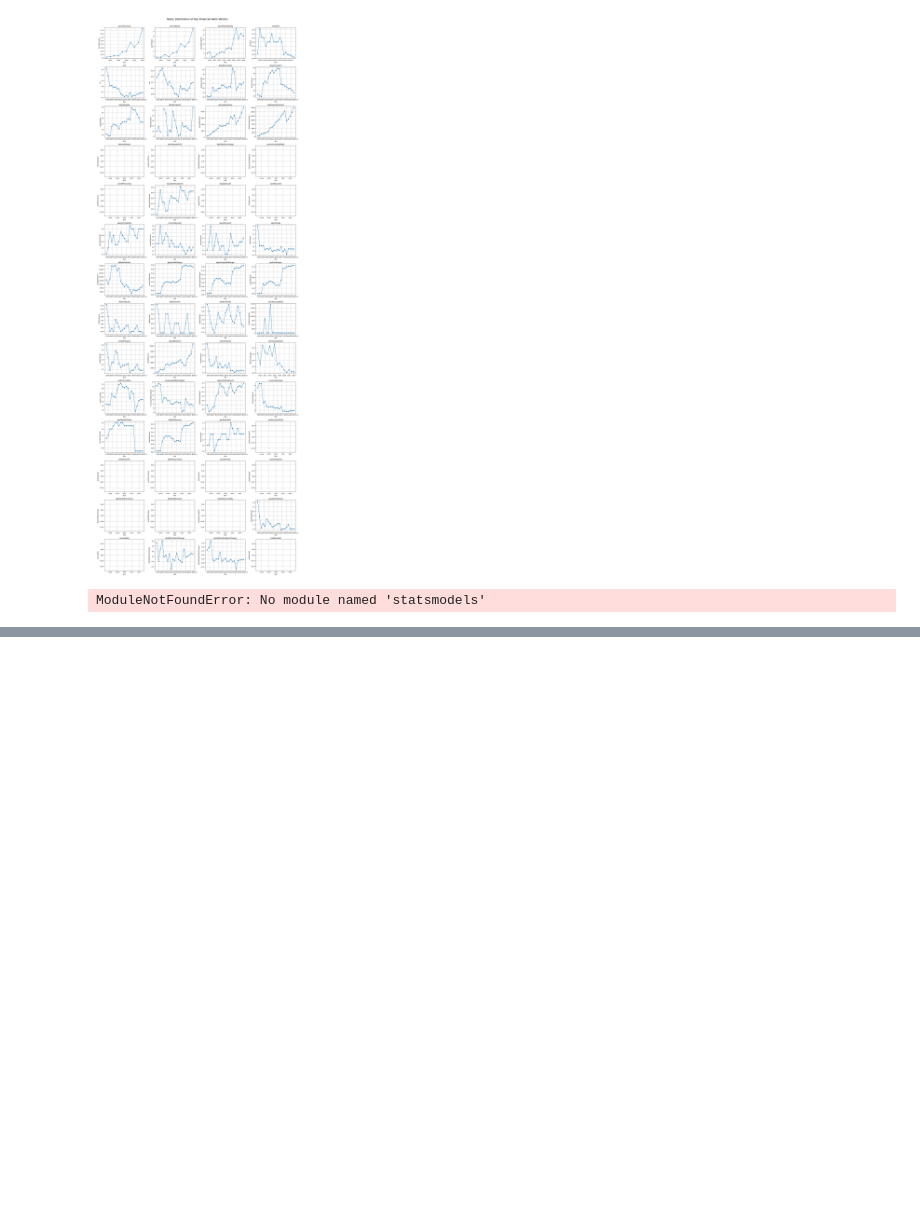
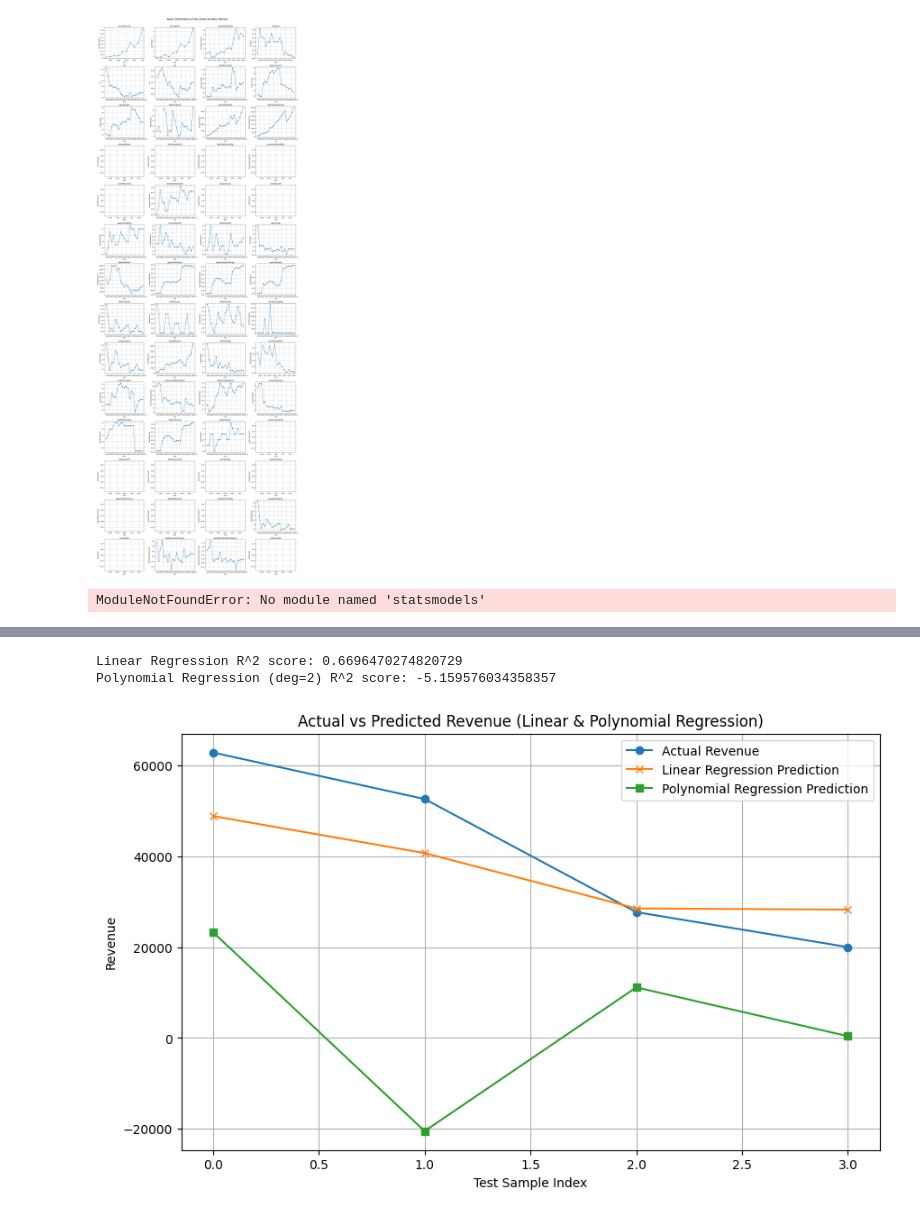
Before and after one commit to huynhthanhtuyen456/financial-assistant, a Jupyter notebook: notebook/financial_statement_analytics.ipynb, the cells around one changed output, grey strips where cells are left out. Saved outputs shown, nothing was run; the diff lists cells and outputs as text; code cells hidden in the pictures; blank space fills up the shorter version.

```diff
--- a/notebook/financial_statement_analytics.ipynb
+++ b/notebook/financial_statement_analytics.ipynb
@@ -444,0 +728,52 @@ Warnings:
+# %%
+from sklearn.linear_model import LinearRegression
+from sklearn.preprocessing import PolynomialFeatures
+from sklearn.model_selection import train_test_split
+
+# Chọn các chỉ số tài chính có thể ảnh hưởng đến doanh thu
+features = ['asset', 'debt', 'equity', 'freeCashFlow', 'postTaxProfit', 'roe', 'roa']
+X = df_merged[features]
+y = df_merged['revenue']
+
+# Loại bỏ các dòng có giá trị NaN ở X hoặc y
+mask = X.notnull().all(axis=1) & y.notnull()
+X = X[mask]
+y = y[mask]
+
+# Chia tập train/test
+X_train, X_test, y_train, y_test = train_test_split(X, y, test_size=0.2, random_state=42)
+
+# Linear Regression
+lr = LinearRegression()
+lr.fit(X_train, y_train)
+y_pred_linear = lr.predict(X_test)
+print("Linear Regression R^2 score:", lr.score(X_test, y_test))
+
+# Polynomial Regression (degree=2)
+poly = PolynomialFeatures(degree=2, include_bias=False)
+X_poly = poly.fit_transform(X)
+X_train_poly, X_test_poly, y_train_poly, y_test_poly = train_test_split(X_poly, y, test_size=0.2, random_state=42)
+
+lr_poly = LinearRegression()
+lr_poly.fit(X_train_poly, y_train_poly)
+y_pred_poly = lr_poly.predict(X_test_poly)
+print("Polynomial Regression (deg=2) R^2 score:", lr_poly.score(X_test_poly, y_test_poly))
+# %% [output]
+Linear Regression R^2 score: 0.6696470274820729
+Polynomial Regression (deg=2) R^2 score: -5.159576034358357
+# %%
+import matplotlib.pyplot as plt
+
+# Visualize actual vs predicted revenue for Linear and Polynomial Regression
+plt.figure(figsize=(10, 6))
+plt.plot(y_test.values, label='Actual Revenue', marker='o')
+plt.plot(y_pred_linear, label='Linear Regression Prediction', marker='x')
+plt.plot(y_pred_poly, label='Polynomial Regression Prediction', marker='s')
+plt.xlabel('Test Sample Index')
+plt.ylabel('Revenue')
+plt.title('Actual vs Predicted Revenue (Linear & Polynomial Regression)')
+plt.legend()
+plt.grid(True)
+plt.show()
+# %% [output]
+[figure, added]
```
Also changed, not shown: parts of 10 cells of this notebook, 5 other files.
